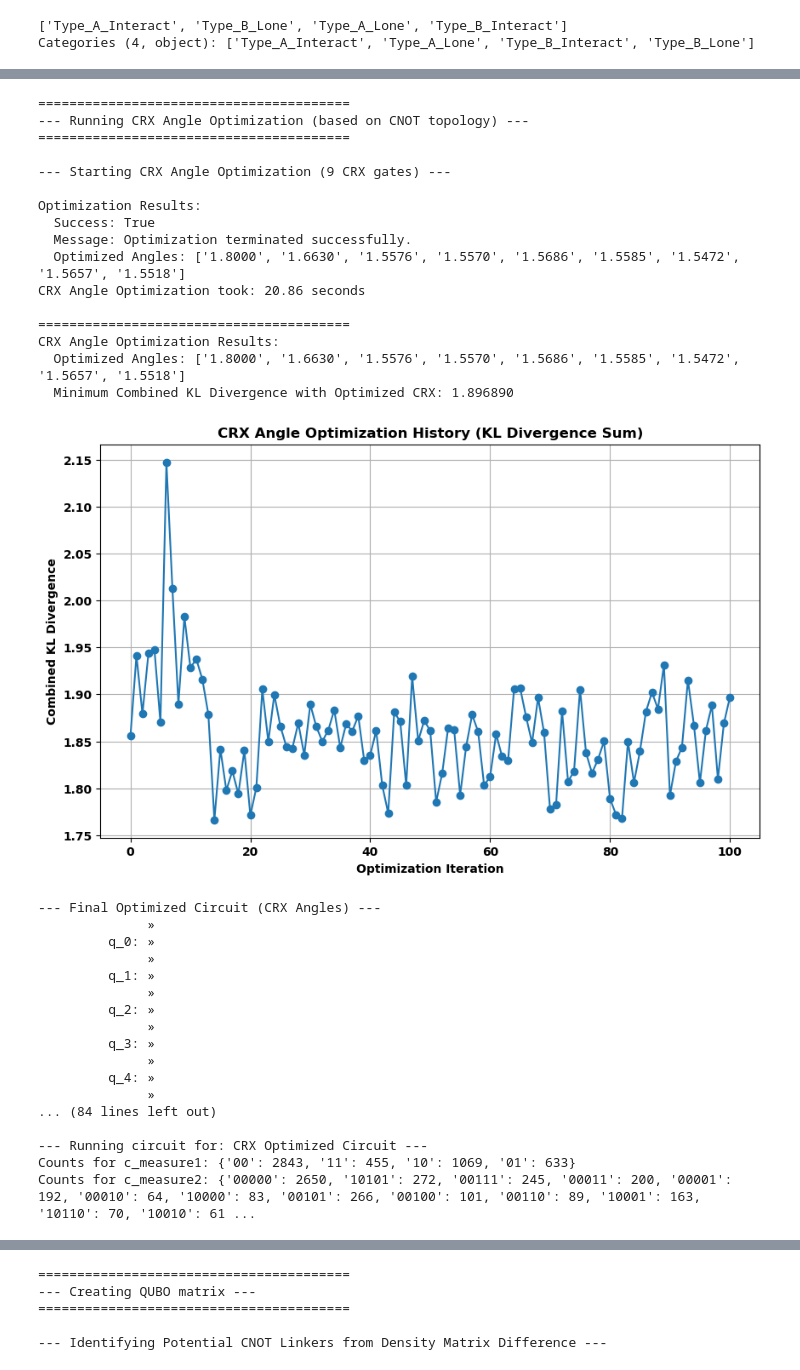
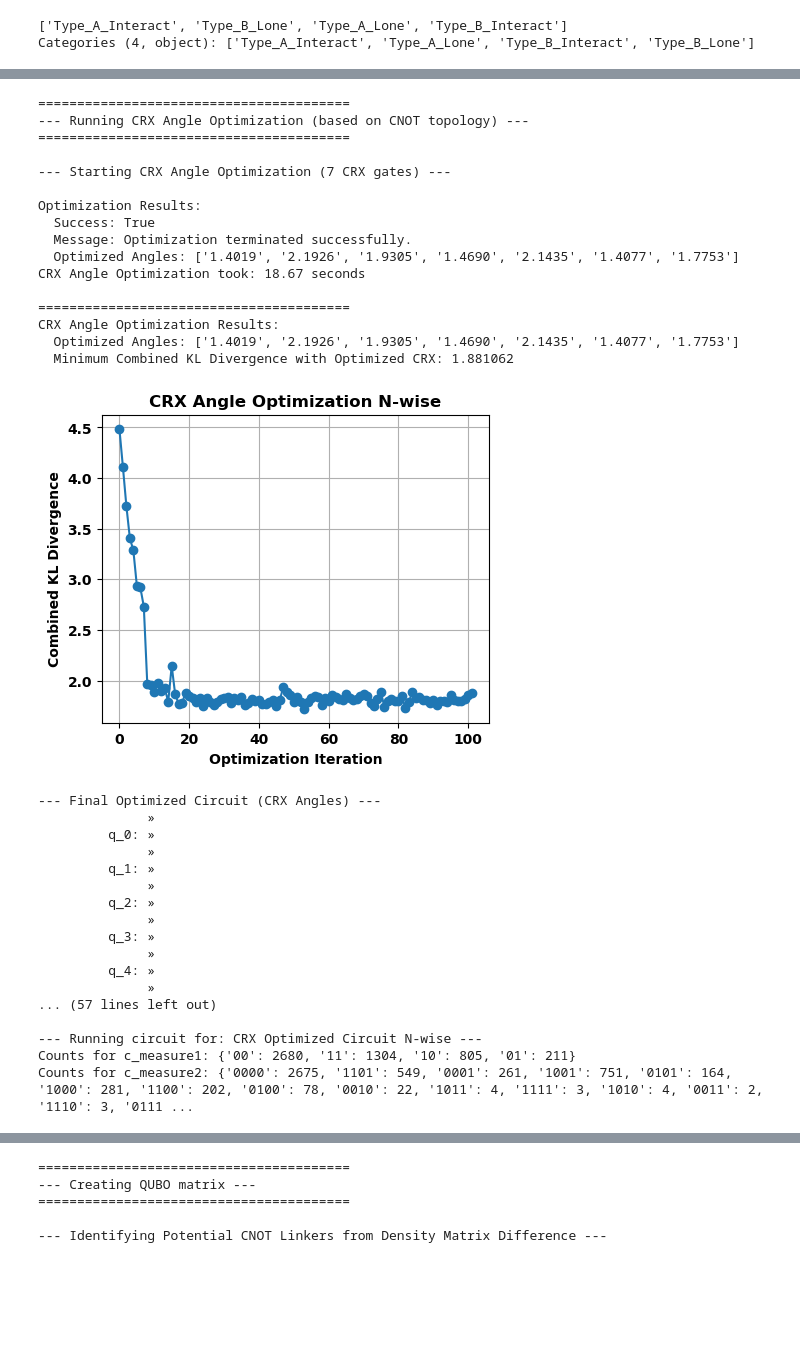
Before and after one commit to cailab-tamu/QuantumXCT, a Jupyter notebook: python/qxct_pred_classic_sim.ipynb, the cells around one changed output, grey strips where cells are left out. Drawn from its saved outputs; the diff is of its cells as text; code cells hidden in the pictures; blank space fills up the shorter version.

```diff
--- a/python/qxct_pred_classic_sim.ipynb
+++ b/python/qxct_pred_classic_sim.ipynb
@@ -29,6 +29,7 @@ adata.X seems to be already log-transformed.
 # Manual Targeted Setup
 # We want to trace the flow:
 # A (50) -> B (60 -> 70 -> 71, 72, 80) -> A (80 -> 90)
+# Note: Removing 70->72 for cleaner histograms
 
 # Sources: The genes initiating signals or regulation
 # The "Cause" List
@@ -42,7 +43,7 @@ gl_ct2 = [
     "Gene_60", # Target in B (Spatial)
     "Gene_70", # GRN in B (Internal)
     "Gene_71", # GRN in B (Internal)
-    "Gene_72", # GRN in B (Internal)
+    #"Gene_72", # GRN in B (Internal)
     "Gene_80", # Soruce in B
 ]
 # %%
@@ -613,6 +617,6 @@ plt.show()
 # %%
 from quantum_functions import find_cnot_candidates_from_state_diff
-thresh = 0.01
+thresh = 0.05
 # --- State and Density Matrix Analysis ---
 initial_cnot_config, stats = find_cnot_candidates_from_state_diff(
     normalized_joint_counts_ct1_mo, normalized_joint_counts_ct2_mo,
@@ -822,7 +826,7 @@ optimized_crx_angles, min_kl_crx_optimized, crx_optimization_history = optimize_
     best_cnot_sequence, # Use the CNOT topology found by brute-force
     nshots=5000,
     opt_method='COBYLA', # Using L-BFGS-B COBYLA for angle optimization
-    initial_angle_value= np.pi*1/2 # Start angles at pi (CNOT equivalent) | pi/2 mixed
+    initial_angle_value= np.pi*0/2 # Start angles at pi (CNOT equivalent) | pi/2 mixed
 )
 
 print("\n" + "="*40)
@@ -833,49 +837,54 @@ print(f"  Minimum Combined KL Divergence with Optimized CRX: {min_kl_crx_optimiz
 
 # Plot the optimization history
 if crx_optimization_history:
-    plt.figure(figsize=(10, 6))
+    plt.figure(figsize=(5, 4))
     plt.plot(crx_optimization_history, marker='o', linestyle='-')
-    plt.title('CRX Angle Optimization History (KL Divergence Sum)')
+    plt.title('CRX Angle Optimization N-wise')
     plt.xlabel('Optimization Iteration')
     plt.ylabel('Combined KL Divergence')
     plt.grid(True)
+    plt.savefig('optimization_history_sim_nwise.svg', format='svg')
     #plt.xticks(range(len(crx_optimization_history))) # Ensure all iterations are shown on x-axis
     plt.show()
     plt.close() # Close the figure to free memory
 
 
 # Construct and draw the final circuit with optimized CRX angles
 final_crx_optimized_circuit = add_crx_gates_and_measurements_to_circuit(
     concatenate_circuits_with_separate_measurements(circ1, circ2),
     circ1.num_qubits,
     best_cnot_sequence,
     optimized_crx_angles
 )
 print("\n--- Final Optimized Circuit (CRX Angles) ---")
 print(final_crx_optimized_circuit.draw('text'))
 
 # Plot histograms for the CRX optimized circuit
-measure_counts1, measure_counts2 = plot_measurement_histograms(final_crx_optimized_circuit, nshots=5000, title_prefix="CRX Optimized Circuit")
+measure_counts1, measure_counts2 = plot_measurement_histograms(final_crx_optimized_circuit, nshots=5000,
+                                                               title_prefix="CRX Optimized Circuit N-wise",
+                                                               figsize=(10, 5),
+                                                               #figure_save_name= "optimized_circ_nwise_hist.svg"
+                                                               )
 final_crx_optimized_circuit
-final_crx_optimized_circuit.draw(output="mpl", style="clifford", fold=40, scale=0.7)
+final_crx_optimized_circuit.draw(output="mpl", style="clifford", fold=40, scale=0.7, filename="optimized_circ_nwise.svg")
 # %% [output]
 ========================================
 --- Running CRX Angle Optimization (based on CNOT topology) ---
 ========================================
 
---- Starting CRX Angle Optimization (9 CRX gates) ---
+--- Starting CRX Angle Optimization (7 CRX gates) ---
 
 Optimization Results:
   Success: True
   Message: Optimization terminated successfully.
-  Optimized Angles: ['1.8000', '1.6630', '1.5576', '1.5570', '1.5686', '1.5585', '1.5472', '1.5657', '1.5518']
-CRX Angle Optimization took: 20.86 seconds
+  Optimized Angles: ['1.4019', '2.1926', '1.9305', '1.4690', '2.1435', '1.4077', '1.7753']
+CRX Angle Optimization took: 18.67 seconds
 
 ========================================
 CRX Angle Optimization Results:
-  Optimized Angles: ['1.8000', '1.6630', '1.5576', '1.5570', '1.5686', '1.5585', '1.5472', '1.5657', '1.5518']
-  Minimum Combined KL Divergence with Optimized CRX: 1.896890
+  Optimized Angles: ['1.4019', '2.1926', '1.9305', '1.4690', '2.1435', '1.4077', '1.7753']
+  Minimum Combined KL Divergence with Optimized CRX: 1.881062
-[figure, old version]
+[figure, new version]
 --- Final Optimized Circuit (CRX Angles) ---
               »
          q_0: »
@@ -888,8 +897,8 @@ CRX Angle Optimization Results:
               »
          q_4: »
               »
-... (84 lines left out)
+... (57 lines left out)
 
---- Running circuit for: CRX Optimized Circuit ---
-Counts for c_measure1: {'00': 2843, '11': 455, '10': 1069, '01': 633}
-Counts for c_measure2: {'00000': 2650, '10101': 272, '00111': 245, '00011': 200, '00001': 192, '00010': 64, '10000': 83, '00101': 266, '00100': 101, '00110': 89, '10001': 163, '10110': 70, '10010': 61 ...
+--- Running circuit for: CRX Optimized Circuit N-wise ---
+Counts for c_measure1: {'00': 2680, '11': 1304, '10': 805, '01': 211}
+Counts for c_measure2: {'0000': 2675, '1101': 549, '0001': 261, '1001': 751, '0101': 164, '1000': 281, '1100': 202, '0100': 78, '0010': 22, '1011': 4, '1111': 3, '1010': 4, '0011': 2, '1110': 3, '0111 ...
```
Also changed, not shown: parts of 24 cells of this notebook.
